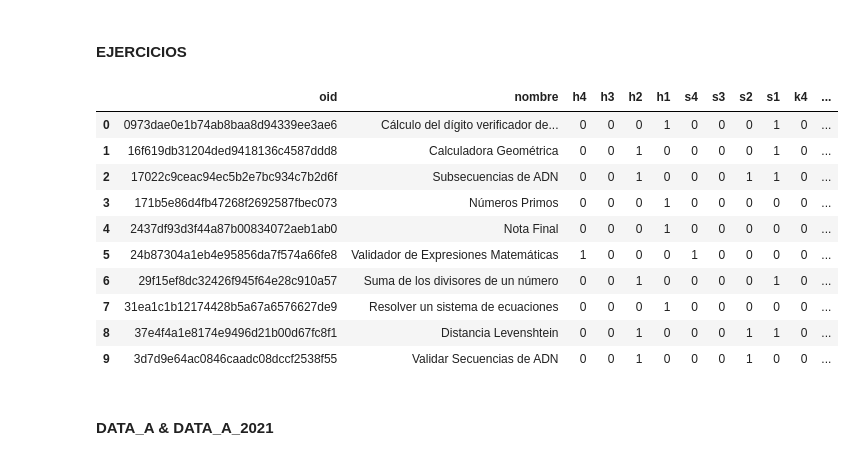
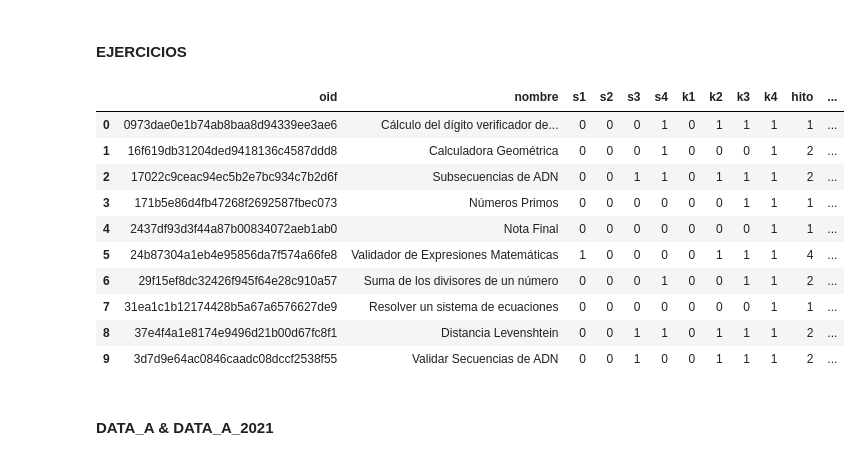
Before and after one commit to edgar-ramxs/RecSysUnab, a Jupyter notebook: RecSysUnab.ipynb, the cells around one changed output. Drawn from its saved outputs; the diff is of its cells as text; code cells hidden in the pictures.

```diff
--- a/RecSysUnab.ipynb
+++ b/RecSysUnab.ipynb
@@ -392,40 +392,28 @@ DIR_DATA_ORIGINAL = './datos/data-original'
 DIR_DATA_LIMPIA = './datos/data-limpia'
 # %% [markdown]
 #### EJERCICIOS
-# %%
-# CARGAR DATASETS DE CATALOGO DE EJERCICIOS
-catalogo = pd.read_csv(f"{DIR_DATA_ORIGINAL}/catalogo.csv", sep=";", encoding="latin1")
-
-# EJERCICOS HITOS EN ONE-HOT
-dummies_hito = pd.get_dummies(catalogo['hito'], prefix='h', prefix_sep='', dtype=int)
-catalogo = pd.concat([catalogo, dummies_hito], axis=1)
-
-# ORGANIZACION DE LAS VARIABLES BINARIAS EN BASE A SU NIVEL, ES DECIR; QUE S1, S2, S3, S4 EQUIVALEN A LOS NIVELES DE 1, 2, 3 Y 4 CORRESPONDIENTEMENTE.
-# DE IGUAL MANERA, SE CAMBIO EL ORDEN DE LOS KNOWLEDGE QUE CAMBIA EL ORDEN DEJANDO
-catalogo = catalogo[['oid', 'nombre', 'h4', 'h3', 'h2', 'h1', 's1','s2','s3', 's4', 'k1', 'k2', 'k3', 'k4', 'hito']]
-catalogo.columns = ['oid', 'nombre', 'h4', 'h3', 'h2', 'h1', 's4', 's3', 's2', 's1', 'k4', 'k3', 'k2', 'k1', 'hito']
-
-catalogo['skill'] = catalogo[['s4', 's3', 's2', 's1']].apply(lambda x: int(''.join(map(str, x)), 2), axis=1)
-catalogo['knowledge'] = catalogo[['k4', 'k3', 'k2', 'k1']].apply(lambda x: int(''.join(map(str, x)), 2), axis=1)
-catalogo['complexity_8bits'] = catalogo[['s4', 's3', 's2', 's1', 'k4', 'k3', 'k2', 'k1']].apply(lambda x: int(''.join(map(str, x)), 2), axis=1)
-catalogo['complexity_12bits'] = catalogo[['h4', 'h3', 'h2', 'h1', 's4', 's3', 's2', 's1', 'k4', 'k3', 'k2', 'k1']].apply(lambda x: int(''.join(map(str, x)), 2), axis=1)
-
-# LA VARAIBLE IDX CORRESPONDE AL ORDEN ANTES DEL ORDENAMIENTO, ESTO ES PARA LA REFERENCIA DEL DATAFRAME DE REGISTROS DE LOS ALUMNOS (DATA_A_2021.CSV)
-catalogo.to_csv(f'{DIR_DATA_LIMPIA}/catalogo.csv', index=False)
-
-catalogo.head(10)
-# %% [output]
-|  | oid | nombre | h4 | h3 | h2 | h1 | s4 | s3 | s2 | s1 | k4 | ... |
-| 0 | 0973dae0e1b74ab8baa8d94339ee3ae6 | Cálculo del dígito verificador de... | 0 | 0 | 0 | 1 | 0 | 0 | 0 | 1 | 0 | ... |
-| 1 | 16f619db31204ded9418136c4587ddd8 | Calculadora Geométrica | 0 | 0 | 1 | 0 | 0 | 0 | 0 | 1 | 0 | ... |
-| 2 | 17022c9ceac94ec5b2e7bc934c7b2d6f | Subsecuencias de ADN | 0 | 0 | 1 | 0 | 0 | 0 | 1 | 1 | 0 | ... |
-| 3 | 171b5e86d4fb47268f2692587fbec073 | Números Primos | 0 | 0 | 0 | 1 | 0 | 0 | 0 | 0 | 0 | ... |
-| 4 | 2437df93d3f44a87b00834072aeb1ab0 | Nota Final | 0 | 0 | 0 | 1 | 0 | 0 | 0 | 0 | 0 | ... |
-| 5 | 24b87304a1eb4e95856da7f574a66fe8 | Validador de Expresiones Matemáticas | 1 | 0 | 0 | 0 | 1 | 0 | 0 | 0 | 0 | ... |
-| 6 | 29f15ef8dc32426f945f64e28c910a57 | Suma de los divisores de un número | 0 | 0 | 1 | 0 | 0 | 0 | 0 | 1 | 0 | ... |
-| 7 | 31ea1c1b12174428b5a67a6576627de9 | Resolver un sistema de ecuaciones | 0 | 0 | 0 | 1 | 0 | 0 | 0 | 0 | 0 | ... |
-| 8 | 37e4f4a1e8174e9496d21b00d67fc8f1 | Distancia Levenshtein | 0 | 0 | 1 | 0 | 0 | 0 | 1 | 1 | 0 | ... |
-| 9 | 3d7d9e64ac0846caadc08dccf2538f55 | Validar Secuencias de ADN | 0 | 0 | 1 | 0 | 0 | 0 | 1 | 0 | 0 | ... |
+# %%
+# CARGAR DATASETS DE CATALOGO DE EJERCICIOS
+catalogo = pd.read_csv(f"{DIR_DATA_ORIGINAL}/catalogo.csv", sep=";", encoding="latin1")
+
+catalogo = catalogo[['oid', 'nombre', 's1','s2','s3', 's4', 'k1', 'k2', 'k3', 'k4', 'hito', 'skill', 'knowledge', 'complexity']] # .sort_values(by='complexity', ascending=True)
+
+# LA VARAIBLE IDX CORRESPONDE AL ORDEN ANTES DEL ORDENAMIENTO, ESTO ES PARA LA REFERENCIA DEL DATAFRAME DE REGISTROS DE LOS ALUMNOS (DATA_A_2021.CSV)
+catalogo.to_csv(f'{DIR_DATA_LIMPIA}/catalogo.csv', index=False)
+
+catalogo.head(10)
+# %% [output]
+|  | oid | nombre | s1 | s2 | s3 | s4 | k1 | k2 | k3 | k4 | hito | ... |
+| 0 | 0973dae0e1b74ab8baa8d94339ee3ae6 | Cálculo del dígito verificador de... | 0 | 0 | 0 | 1 | 0 | 1 | 1 | 1 | 1 | ... |
+| 1 | 16f619db31204ded9418136c4587ddd8 | Calculadora Geométrica | 0 | 0 | 0 | 1 | 0 | 0 | 0 | 1 | 2 | ... |
+| 2 | 17022c9ceac94ec5b2e7bc934c7b2d6f | Subsecuencias de ADN | 0 | 0 | 1 | 1 | 0 | 1 | 1 | 1 | 2 | ... |
+| 3 | 171b5e86d4fb47268f2692587fbec073 | Números Primos | 0 | 0 | 0 | 0 | 0 | 0 | 1 | 1 | 1 | ... |
+| 4 | 2437df93d3f44a87b00834072aeb1ab0 | Nota Final | 0 | 0 | 0 | 0 | 0 | 0 | 0 | 1 | 1 | ... |
+| 5 | 24b87304a1eb4e95856da7f574a66fe8 | Validador de Expresiones Matemáticas | 1 | 0 | 0 | 0 | 0 | 1 | 1 | 1 | 4 | ... |
+| 6 | 29f15ef8dc32426f945f64e28c910a57 | Suma de los divisores de un número | 0 | 0 | 0 | 1 | 0 | 0 | 1 | 1 | 2 | ... |
+| 7 | 31ea1c1b12174428b5a67a6576627de9 | Resolver un sistema de ecuaciones | 0 | 0 | 0 | 0 | 0 | 0 | 0 | 1 | 1 | ... |
+| 8 | 37e4f4a1e8174e9496d21b00d67fc8f1 | Distancia Levenshtein | 0 | 0 | 1 | 1 | 0 | 1 | 1 | 1 | 2 | ... |
+| 9 | 3d7d9e64ac0846caadc08dccf2538f55 | Validar Secuencias de ADN | 0 | 0 | 1 | 0 | 0 | 1 | 1 | 1 | 2 | ... |
 # %% [markdown]
 #### DATA_A & DATA_A_2021
 # %%
```
Also changed, not shown: parts of 1 cell of this notebook, 6 other files.
